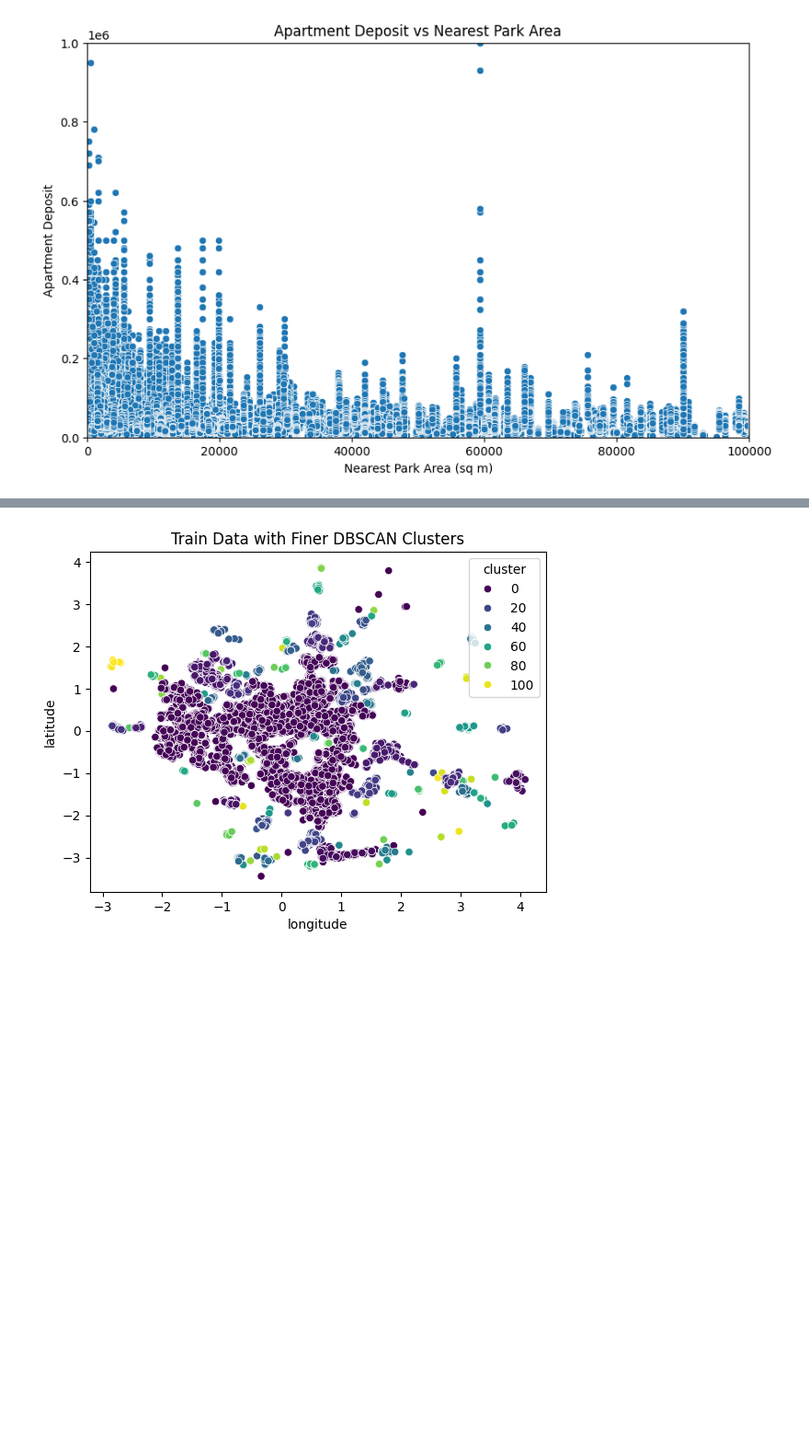
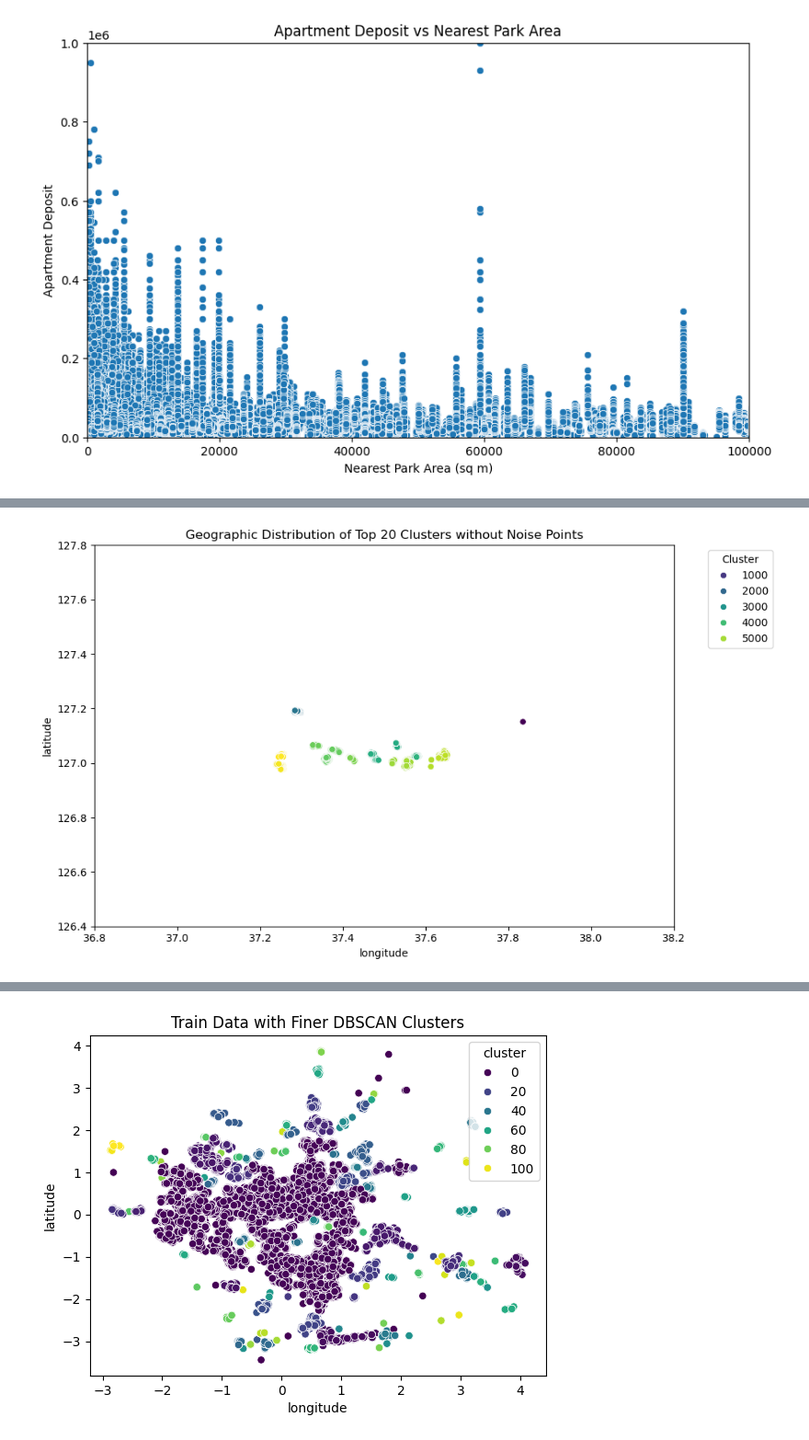
Before and after one commit to boostcampaitech7/level2-competitiveds-recsys-08, a Jupyter notebook: EDA/EDA.ipynb, the cells around one changed output, grey strips where cells are left out. Shown at 92% size. Saved outputs shown, nothing was run; the diff lists cells and outputs as text; code cells hidden in the pictures; blank space fills up the shorter version.

```diff
--- a/EDA/EDA.ipynb
+++ b/EDA/EDA.ipynb
@@ -721,0 +817,26 @@ test_data_scaled_df = pd.DataFrame(test_data_scaled, columns=['latitude', 'longi
+# %%
+# 상위 k개 클러스터와 노이즈 포인트 선택
+k = 20
+top_k_clusters = cluster_counts.nlargest(k).index.tolist()
+# -1이 상위 k개에 포함되었을 때 제외시킴
+if -1 in top_k_clusters:
+    top_k_clusters.remove(-1)
+
+# 선택된 클러스터의 데이터만 필터링
+plot_data = train_data_scaled.copy()
+plot_data[['longitude', 'latitude']] = scaler.inverse_transform(plot_data[['longitude', 'latitude']])
+selected_data = plot_data[plot_data['cluster'].isin(top_k_clusters)]
+
+# 스캐터 플롯 생성
+plt.figure(figsize=(10, 6))
+# x축(longitude)과 y축(latitude) 범위 설정
+plt.xlim(36.8, 38.2)    # latitude 범위
+plt.ylim(126.4, 127.8)  # longitude 범위
+sns.scatterplot(x='longitude', y='latitude', hue='cluster', data=selected_data, palette='viridis')
+
+plt.title(f'Geographic Distribution of Top {k} Clusters without Noise Points')
+plt.legend(title='Cluster', bbox_to_anchor=(1.05, 1), loc='upper left')
+plt.tight_layout()
+plt.show()
+# %% [output]
+[figure, added]
```
Also changed, not shown: parts of 53 cells of this notebook, 1 other file.
